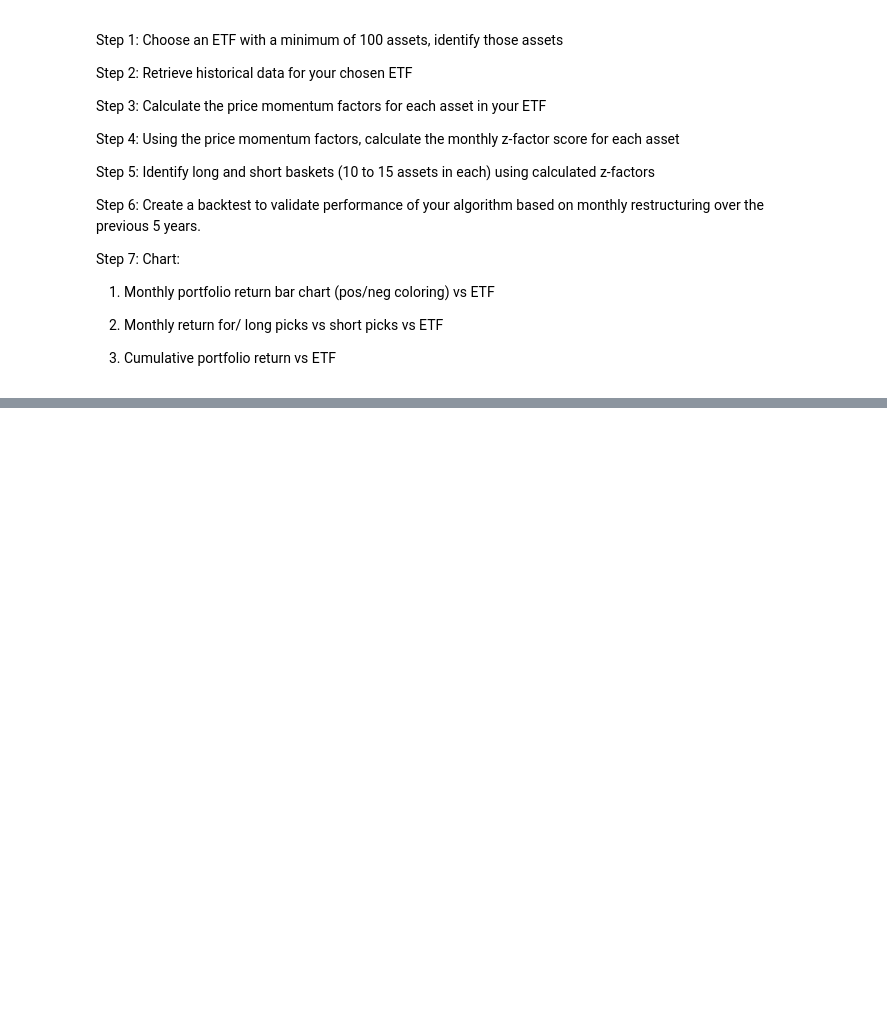
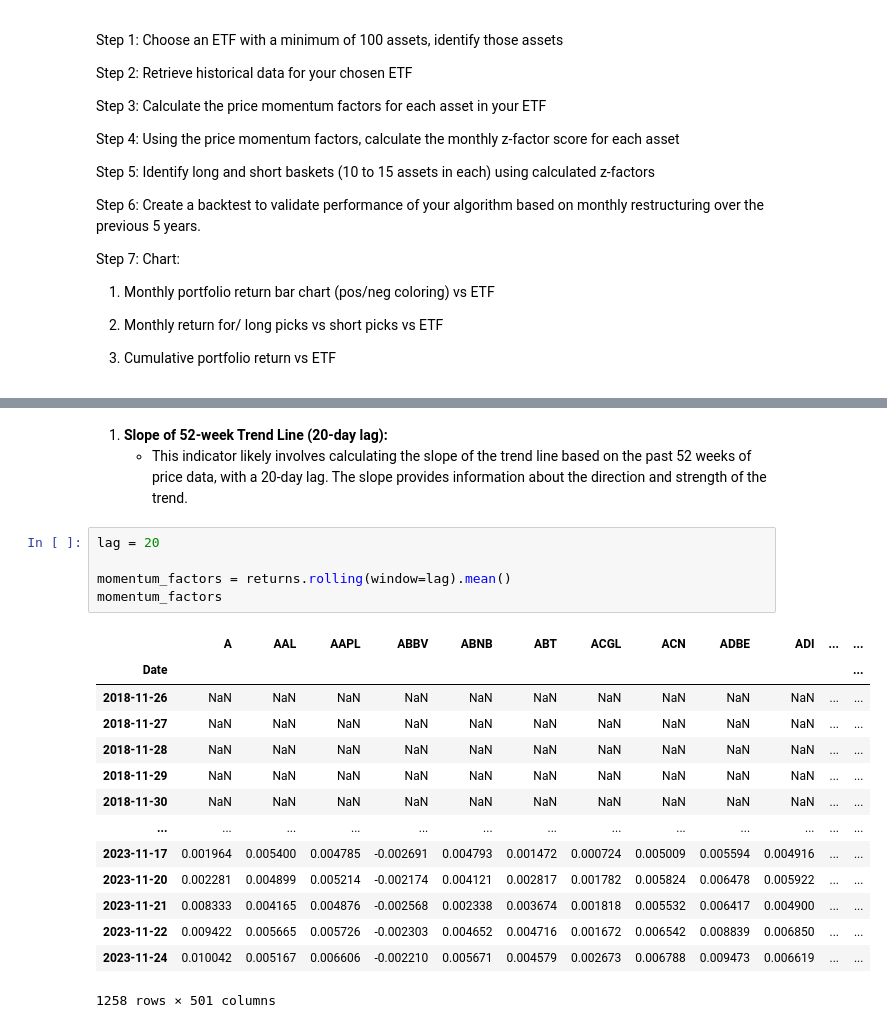
Before and after one commit to CCNY-Analytics-and-Quant/Quantative-Finance-Repo, a Jupyter notebook: Final-Project/workbooks/draft.ipynb, the cells around one changed output, grey strips where cells are left out. Cells and saved outputs as stored; diff of their text form; blank space fills up the shorter version.

```diff
--- a/Final-Project/workbooks/draft.ipynb
+++ b/Final-Project/workbooks/draft.ipynb
@@ -64,0 +129,23 @@ sp500
+# %% [markdown]
+1. **Slope of 52-week Trend Line (20-day lag):**
+   - This indicator likely involves calculating the slope of the trend line based on the past 52 weeks of price data, with a 20-day lag. The slope provides information about the direction and strength of the trend.
+# %%
+lag = 20
+
+momentum_factors = returns.rolling(window=lag).mean()
+momentum_factors
+# %% [output]
+|  | A | AAL | AAPL | ABBV | ABNB | ABT | ACGL | ACN | ADBE | ADI | ... | ... |
+| Date |  |  |  |  |  |  |  |  |  |  |  | ... |
+| 2018-11-26 | NaN | NaN | NaN | NaN | NaN | NaN | NaN | NaN | NaN | NaN | ... | ... |
+| 2018-11-27 | NaN | NaN | NaN | NaN | NaN | NaN | NaN | NaN | NaN | NaN | ... | ... |
+| 2018-11-28 | NaN | NaN | NaN | NaN | NaN | NaN | NaN | NaN | NaN | NaN | ... | ... |
+| 2018-11-29 | NaN | NaN | NaN | NaN | NaN | NaN | NaN | NaN | NaN | NaN | ... | ... |
+| 2018-11-30 | NaN | NaN | NaN | NaN | NaN | NaN | NaN | NaN | NaN | NaN | ... | ... |
+| ... | ... | ... | ... | ... | ... | ... | ... | ... | ... | ... | ... | ... |
+| 2023-11-17 | 0.001964 | 0.005400 | 0.004785 | -0.002691 | 0.004793 | 0.001472 | 0.000724 | 0.005009 | 0.005594 | 0.004916 | ... | ... |
+| 2023-11-20 | 0.002281 | 0.004899 | 0.005214 | -0.002174 | 0.004121 | 0.002817 | 0.001782 | 0.005824 | 0.006478 | 0.005922 | ... | ... |
+| 2023-11-21 | 0.008333 | 0.004165 | 0.004876 | -0.002568 | 0.002338 | 0.003674 | 0.001818 | 0.005532 | 0.006417 | 0.004900 | ... | ... |
+| 2023-11-22 | 0.009422 | 0.005665 | 0.005726 | -0.002303 | 0.004652 | 0.004716 | 0.001672 | 0.006542 | 0.008839 | 0.006850 | ... | ... |
+| 2023-11-24 | 0.010042 | 0.005167 | 0.006606 | -0.002210 | 0.005671 | 0.004579 | 0.002673 | 0.006788 | 0.009473 | 0.006619 | ... | ... |
+1258 rows × 501 columns
```
Also changed, not shown: parts of 16 cells of this notebook.
